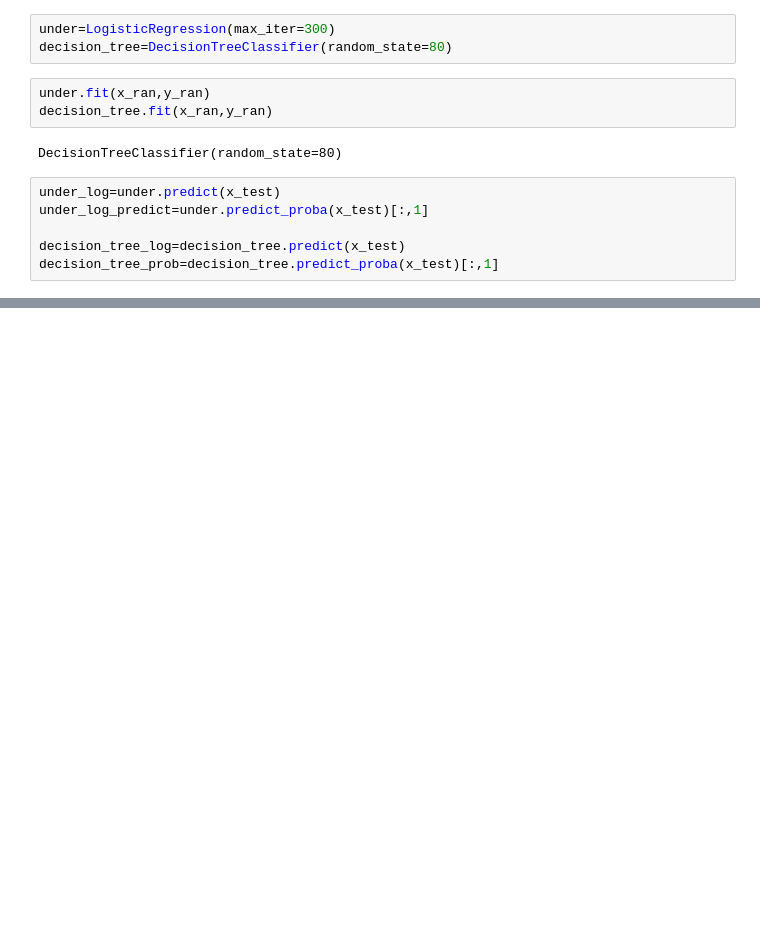
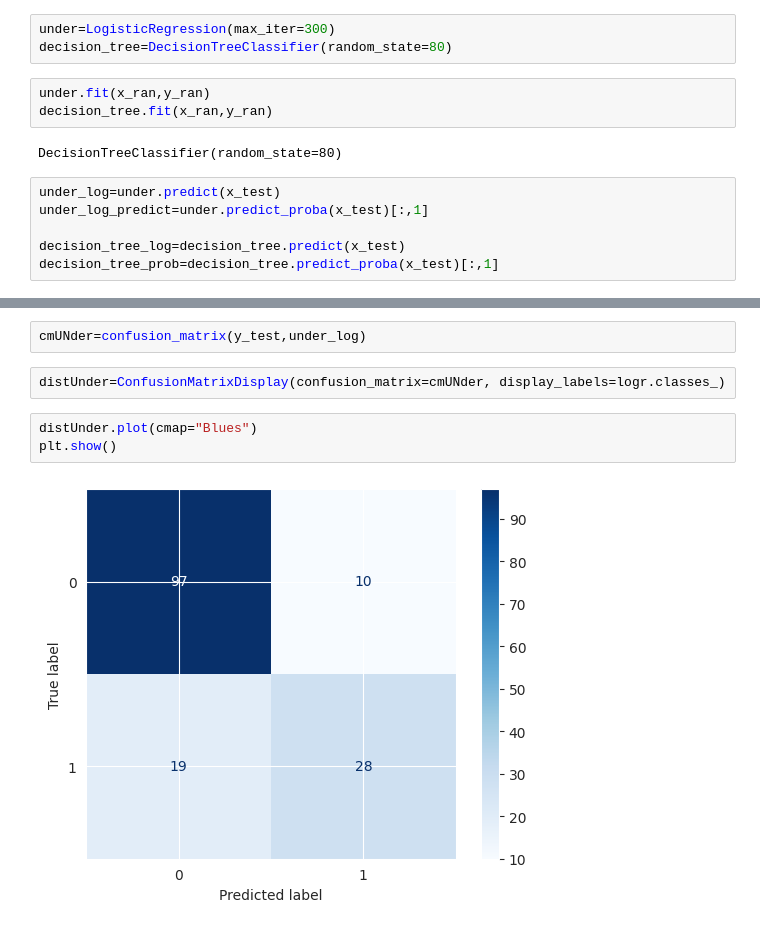
Before and after one commit to GORDIAN12/diabetes_detection, a Jupyter notebook: diabetes_detection.ipynb, the cells around one changed output, grey strips where cells are left out. Drawn from its saved outputs; the diff is of its cells as text; blank space fills up the shorter version.

```diff
--- a/diabetes_detection.ipynb
+++ b/diabetes_detection.ipynb
@@ -149,0 +186,9 @@ print(predictionDecision)
+# %%
+cmUNder=confusion_matrix(y_test,under_log)
+# %%
+distUnder=ConfusionMatrixDisplay(confusion_matrix=cmUNder, display_labels=logr.classes_)
+# %%
+distUnder.plot(cmap="Blues")
+plt.show()
+# %% [output]
+[figure, added]
```
Also changed, not shown: parts of 24 cells of this notebook, 1 other file.
